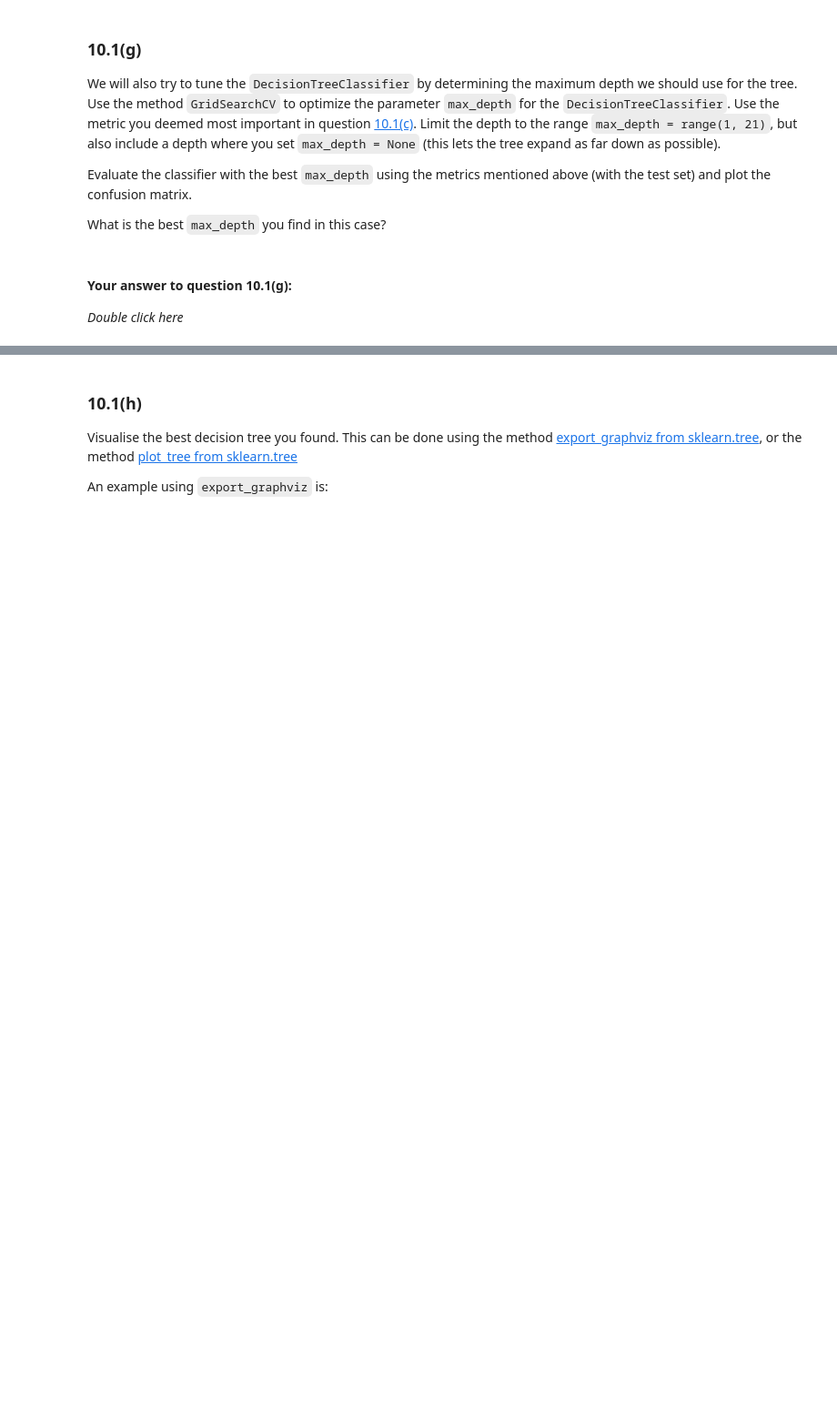
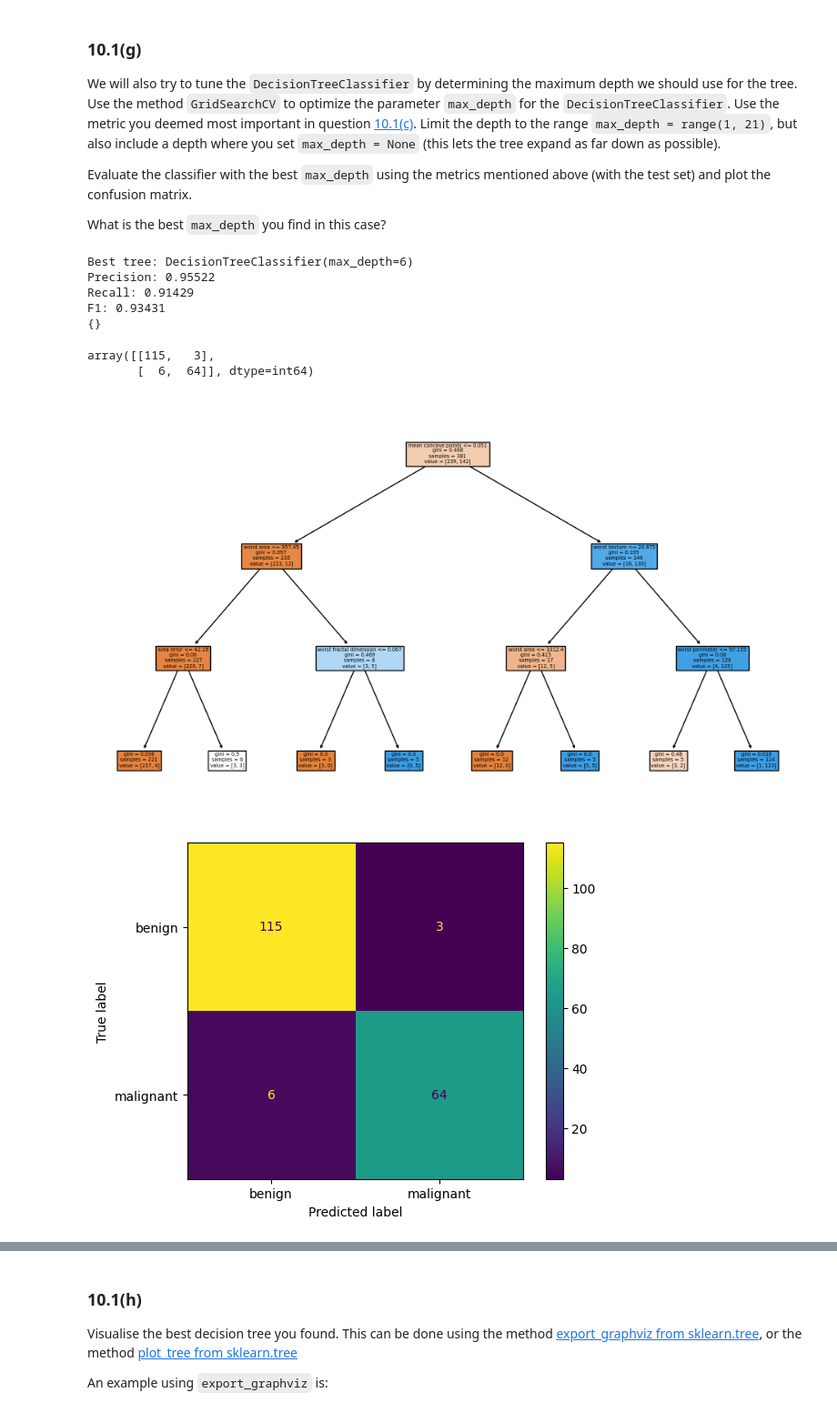
Before and after one commit to joachsob/chemometrics, a Jupyter notebook: exercises/10_Exercise_Set_10.ipynb, the cells around one changed output, grey strips where cells are left out. Shown at 91% size. Saved outputs shown, nothing was run; the diff lists cells and outputs as text; code cells hidden in the pictures; blank space fills up the shorter version.

```diff
--- a/exercises/10_Exercise_Set_10.ipynb
+++ b/exercises/10_Exercise_Set_10.ipynb
@@ -470,3 +505,56 @@ What is the best `max_depth` you find in this case?
-# %% [markdown]
-#### Your answer to question 10.1(g):
-*Double click here*
+# %%
+# Your code here
+parameters = {"max_depth": list(range(1, 21)) + [None]}
+grid = GridSearchCV(
+    DecisionTreeClassifier(),
+    parameters,
+    scoring="recall",  # Select scoring here!
+)
+# Run the grid search:
+grid.fit(X_train, y_train)
+
+# Get the best classifier from the grid search:
+best_clf = grid.best_estimator_
+print("Best tree:", best_clf) # max depth 6
+# best estimator varies every run?
+
+
+dt = tree.DecisionTreeClassifier(max_depth=3) # manual test indicates best results with max depth 3-5?
+dt.fit(X_train, y_train)
+y_hat = dt.predict(X_test)
+
+
+precision = precision_score(y_test, y_hat)
+recall = recall_score(y_test, y_hat)
+f1 = f1_score(y_test, y_hat)
+
+print(f"""Precision: {precision:.5f}
+Recall: {recall:.5f}
+F1: {f1:.5f}""")
+
+print({})
+
+fig,ax = plt.subplots(figsize = (12,7))
+variables = data["feature_names"]
+tree.plot_tree(dt,
+               ax = ax,
+               feature_names=variables,
+               filled=True)
+
+cm = confusion_matrix(y_test, y_hat)
+ConfusionMatrixDisplay.from_predictions(
+    y_test,
+    y_hat,
+    display_labels=class_names)
+
+cm
+# %% [output]
+Best tree: DecisionTreeClassifier(max_depth=6)
+Precision: 0.95522
+Recall: 0.91429
+F1: 0.93431
+{}
+array([[115,   3],
+       [  6,  64]], dtype=int64)
+[figure, added]
+[figure, added]
```
Also changed, not shown: parts of 12 cells of this notebook, 4 other files.
